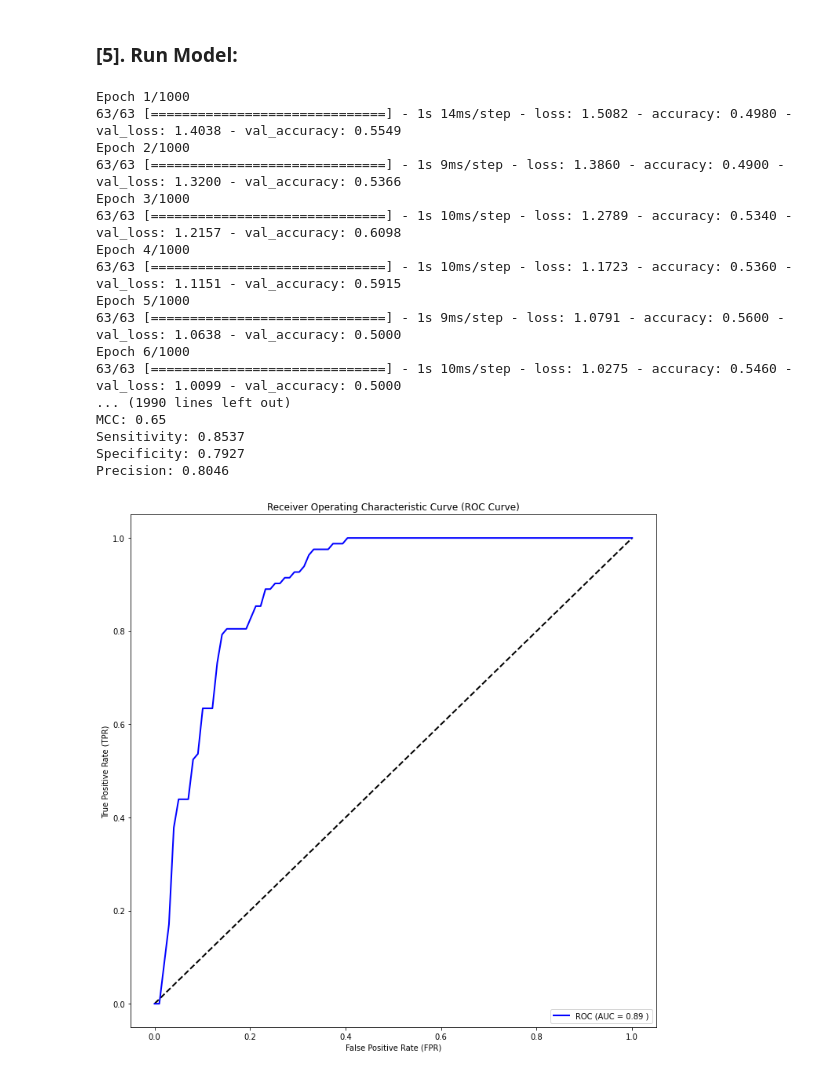
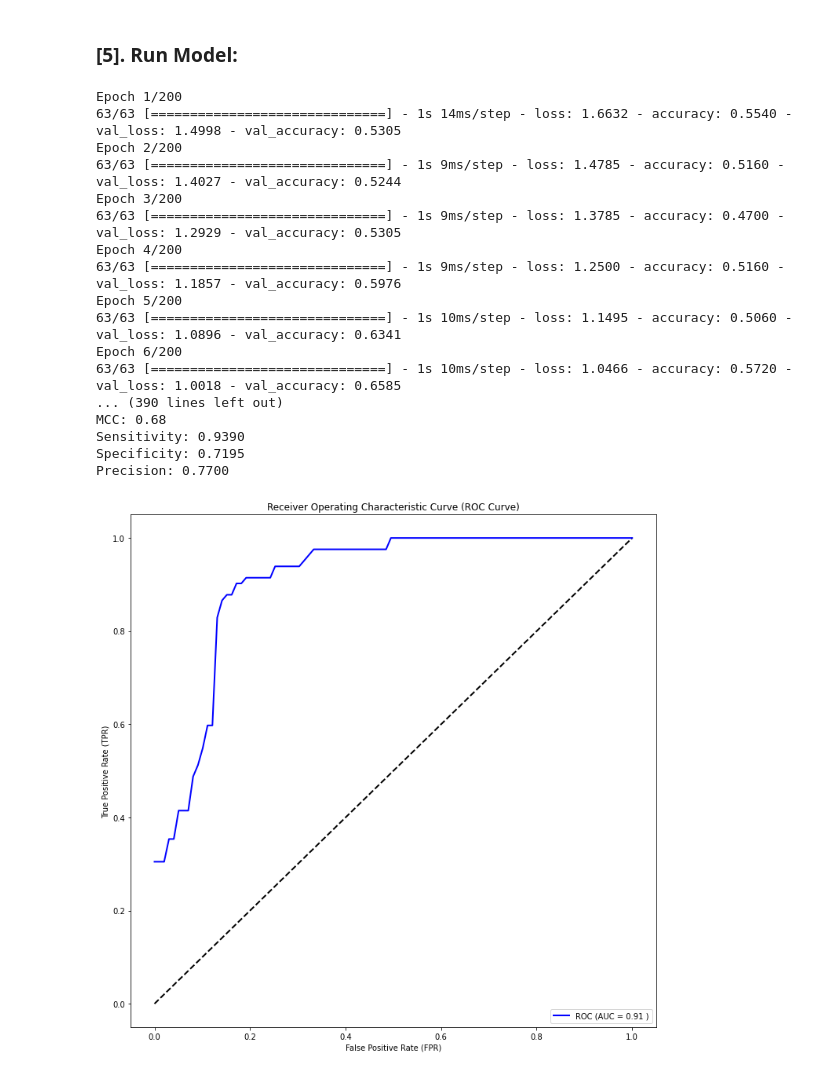
Before and after one commit to mrzResearchArena/Anticancer-Peptides-CNN, a Jupyter notebook: ACP-500-164-ROC.ipynb, the cells around one changed output. Cells and saved outputs as stored; diff of their text form; code cells hidden in the pictures.

```diff
--- a/ACP-500-164-ROC.ipynb
+++ b/ACP-500-164-ROC.ipynb
@@ -138,13 +144,13 @@ def Network():
     ### Head-1:
     input1 = Input(shape=X1train[0].shape)
 
-    x = Conv1D(filters=16, kernel_size=4, padding='same', data_format='channels_first', activation='relu', kernel_regularizer=l2(l=0.01))(input1)
+    x = Conv1D(filters=16, kernel_size=3, padding='same', data_format='channels_first', activation='relu', kernel_regularizer=l2(l=0.01))(input1)
     x = BatchNormalization()(x)
     x = Dropout(rate=0.70)(x)
 
     x = Conv1D(filters=8, kernel_size=3, padding='same', data_format='channels_first', activation='relu', kernel_regularizer=l2(l=0.01))(x)
     x = BatchNormalization()(x)
-    x = Dropout(rate=0.60)(x)
+    x = Dropout(rate=0.50)(x)
 
     head1 = Flatten()(x)
 
@@ -152,13 +158,13 @@ def Network():
     ### Head-2:
     input2 = Input(shape=X2train[0].shape)
 
-    x = Conv1D(filters=8, kernel_size=4, padding='same', data_format='channels_first', activation='relu', kernel_regularizer=l2(l=0.01))(input2)
+    x = Conv1D(filters=16, kernel_size=3, padding='same', activation='relu', kernel_regularizer=l2(l=0.01))(input2)
     x = BatchNormalization()(x)
     x = Dropout(rate=0.70)(x)
 
-    x = Conv1D(filters=6, kernel_size=3, padding='same', data_format='channels_first', activation='relu', kernel_regularizer=l2(l=0.01))(x)
+    x = Conv1D(filters=8, kernel_size=3, padding='same', activation='relu', kernel_regularizer=l2(l=0.01))(x)
     x = BatchNormalization()(x)
-    x = Dropout(rate=0.60)(x)
+    x = Dropout(rate=0.50)(x)
 
     head2 = Flatten()(x)
 
@@ -166,13 +172,13 @@ def Network():
     ### Head-3:
     input3 = Input(shape=X3train[0].shape)
 
-    x = Conv1D(filters=16, kernel_size=4, padding='same', data_format='channels_first', activation='relu', kernel_regularizer=l2(l=0.01))(input3)
+    x = Conv1D(filters=16, kernel_size=3, padding='same', activation='relu', kernel_regularizer=l2(l=0.01))(input3)
     x = BatchNormalization()(x)
     x = Dropout(rate=0.70)(x)
 
-    x = Conv1D(filters=8, kernel_size=3, padding='same', data_format='channels_first', activation='relu', kernel_regularizer=l2(l=0.01))(x)
+    x = Conv1D(filters=8, kernel_size=3, padding='same', activation='relu', kernel_regularizer=l2(l=0.01))(x)
     x = BatchNormalization()(x)
-    x = Dropout(rate=0.60)(x)
+    x = Dropout(rate=0.50)(x)
 
     head3 = Flatten()(x)
 
@@ -220,7 +226,7 @@ ________________________________________________________________________________
 ### [5]. Run Model:
 # %%
 # Setting epoch and batch number
-setEpochNumber     = 1000       ### 2,500 performed well!
+setEpochNumber     = 200       ### 2,500 performed well!
 setBatchSizeNumber = 8
 
 
@@ -262,48 +268,48 @@ TN, FP, FN, TP = CM.ravel()
 print('Accuracy: {:.2f}'.format(accuracy[1]))
 print('MCC: {:.2f}'.format(matthews_corrcoef(y_true=Yactual, y_pred=Yp)))
 print('Sensitivity: {0:.4f}'.format(TP / (TP + FN)))
 print('Specificity: {0:.4f}'.format(TN / (TN + FP)))
 print('Precision: {0:.4f}'.format(precision_score(y_true=Yactual, y_pred=Yp)))
 
 
 # # Performance Plot
 # lossPlot(results)
 # accuracyPlot(results)
 
 fpr, tpr, _ = roc_curve(Yactual, v[:,1])
 TPR.append(interp(meanFPR, fpr, tpr))
 rocauc = auc(fpr, tpr)
 # plt.plot(fpr, tpr, lw=2, alpha=0.3, label='(AUC = %0.2f)' % (rocauc))
 
 
 plt.plot([0,1], [0,1],linestyle = '--',lw = 2,color = 'black')
 meanTPR = np.mean(TPR, axis=0)
 meanAUC = auc(meanFPR, meanTPR)
 plt.plot(meanFPR, meanTPR, color='blue',
         label=r'ROC (AUC = %0.2f )' % (meanAUC),lw=2, alpha=1)
 
 plt.xlabel('False Positive Rate (FPR)')
 plt.ylabel('True Positive Rate (TPR)')
 plt.title('Receiver Operating Characteristic Curve (ROC Curve)')
 plt.legend(loc="lower right")
 plt.savefig('ROC-500-164.png')
 plt.show()
 # %% [output]
-Epoch 1/1000
-63/63 [==============================] - 1s 14ms/step - loss: 1.5082 - accuracy: 0.4980 - val_loss: 1.4038 - val_accuracy: 0.5549
-Epoch 2/1000
-63/63 [==============================] - 1s 9ms/step - loss: 1.3860 - accuracy: 0.4900 - val_loss: 1.3200 - val_accuracy: 0.5366
-Epoch 3/1000
-63/63 [==============================] - 1s 10ms/step - loss: 1.2789 - accuracy: 0.5340 - val_loss: 1.2157 - val_accuracy: 0.6098
-Epoch 4/1000
-63/63 [==============================] - 1s 10ms/step - loss: 1.1723 - accuracy: 0.5360 - val_loss: 1.1151 - val_accuracy: 0.5915
-Epoch 5/1000
-63/63 [==============================] - 1s 9ms/step - loss: 1.0791 - accuracy: 0.5600 - val_loss: 1.0638 - val_accuracy: 0.5000
-Epoch 6/1000
-63/63 [==============================] - 1s 10ms/step - loss: 1.0275 - accuracy: 0.5460 - val_loss: 1.0099 - val_accuracy: 0.5000
-... (1990 lines left out)
-MCC: 0.65
-Sensitivity: 0.8537
-Specificity: 0.7927
-Precision: 0.8046
+Epoch 1/200
+63/63 [==============================] - 1s 14ms/step - loss: 1.6632 - accuracy: 0.5540 - val_loss: 1.4998 - val_accuracy: 0.5305
+Epoch 2/200
+63/63 [==============================] - 1s 9ms/step - loss: 1.4785 - accuracy: 0.5160 - val_loss: 1.4027 - val_accuracy: 0.5244
+Epoch 3/200
+63/63 [==============================] - 1s 9ms/step - loss: 1.3785 - accuracy: 0.4700 - val_loss: 1.2929 - val_accuracy: 0.5305
+Epoch 4/200
+63/63 [==============================] - 1s 9ms/step - loss: 1.2500 - accuracy: 0.5160 - val_loss: 1.1857 - val_accuracy: 0.5976
+Epoch 5/200
+63/63 [==============================] - 1s 10ms/step - loss: 1.1495 - accuracy: 0.5060 - val_loss: 1.0896 - val_accuracy: 0.6341
+Epoch 6/200
+63/63 [==============================] - 1s 10ms/step - loss: 1.0466 - accuracy: 0.5720 - val_loss: 1.0018 - val_accuracy: 0.6585
+... (390 lines left out)
+MCC: 0.68
+Sensitivity: 0.9390
+Specificity: 0.7195
+Precision: 0.7700
-[figure, old version]
+[figure, new version]
```
Also changed, not shown: parts of 2 cells of this notebook.
